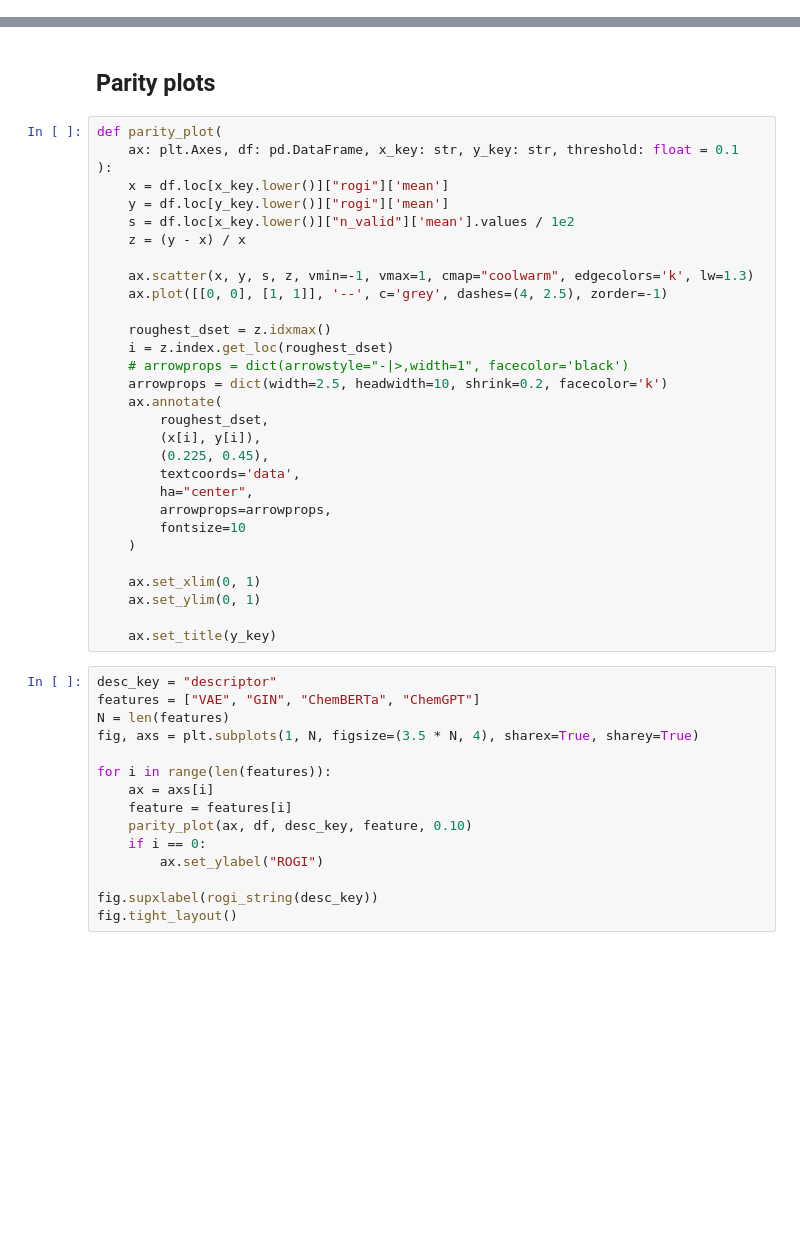
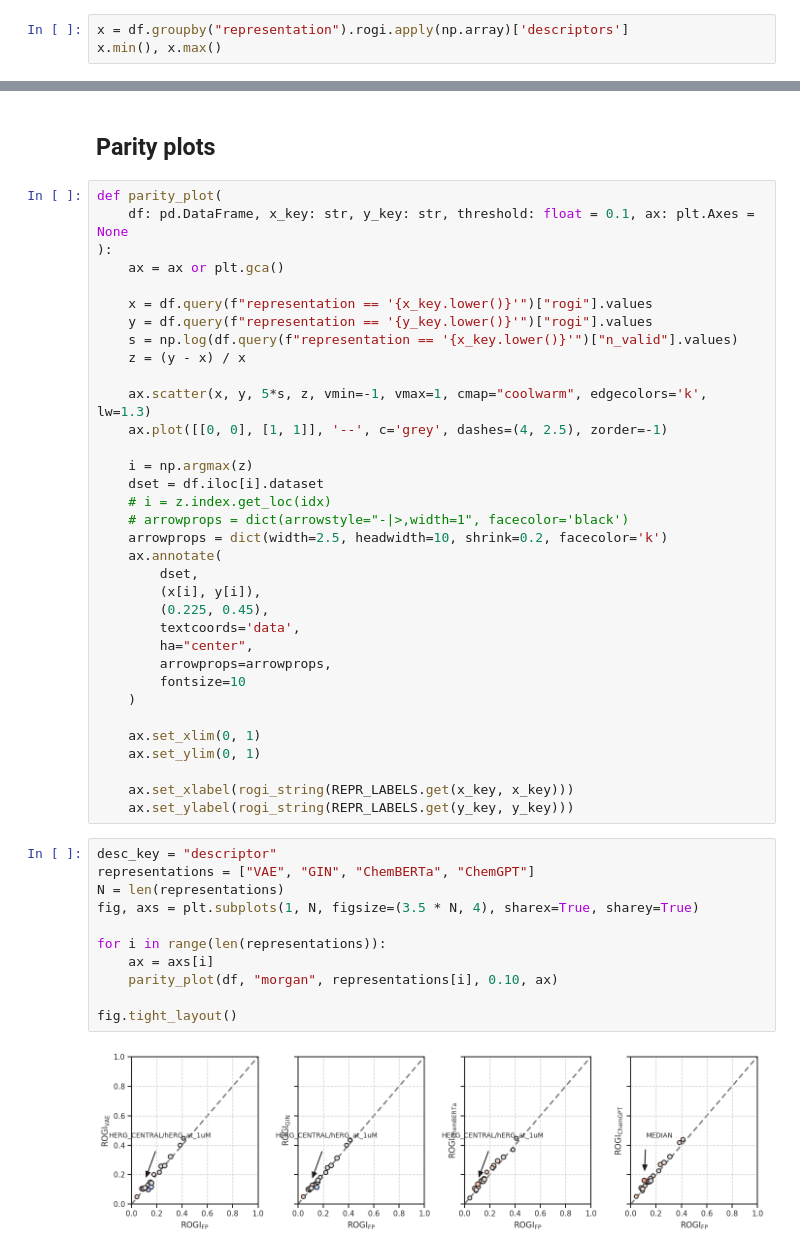
Before and after one commit to coleygroup/rogi-xd, a Jupyter notebook: notebooks/rogi-dist.ipynb, the cells around one changed output, grey strips where cells are left out. Drawn from its saved outputs; the diff is of its cells as text; blank space fills up the shorter version.

```diff
--- a/notebooks/rogi-dist.ipynb
+++ b/notebooks/rogi-dist.ipynb
@@ -92,0 +78,3 @@ df
+# %%
+x = df.groupby("representation").rogi.apply(np.array)['descriptors']
+x.min(), x.max()
@@ -156,22 +232,25 @@ fig.savefig("../results/figures/boxplot-both-v2.pdf", bbox_inches="tight")
 ## Parity plots
 # %%
 def parity_plot(
-    ax: plt.Axes, df: pd.DataFrame, x_key: str, y_key: str, threshold: float = 0.1
+    df: pd.DataFrame, x_key: str, y_key: str, threshold: float = 0.1, ax: plt.Axes = None
 ):
-    x = df.loc[x_key.lower()]["rogi"]['mean']
-    y = df.loc[y_key.lower()]["rogi"]['mean']
-    s = df.loc[x_key.lower()]["n_valid"]['mean'].values / 1e2
+    ax = ax or plt.gca()
+
+    x = df.query(f"representation == '{x_key.lower()}'")["rogi"].values
+    y = df.query(f"representation == '{y_key.lower()}'")["rogi"].values
+    s = np.log(df.query(f"representation == '{x_key.lower()}'")["n_valid"].values)
     z = (y - x) / x
 
-    ax.scatter(x, y, s, z, vmin=-1, vmax=1, cmap="coolwarm", edgecolors='k', lw=1.3)
+    ax.scatter(x, y, 5*s, z, vmin=-1, vmax=1, cmap="coolwarm", edgecolors='k', lw=1.3)
     ax.plot([[0, 0], [1, 1]], '--', c='grey', dashes=(4, 2.5), zorder=-1)
 
-    roughest_dset = z.idxmax()
-    i = z.index.get_loc(roughest_dset)
+    i = np.argmax(z)
+    dset = df.iloc[i].dataset
+    # i = z.index.get_loc(idx)
     # arrowprops = dict(arrowstyle="-|>,width=1", facecolor='black')
     arrowprops = dict(width=2.5, headwidth=10, shrink=0.2, facecolor='k')
     ax.annotate(
-        roughest_dset,
+        dset,
         (x[i], y[i]),
         (0.225, 0.45),
         textcoords='data',
@@ -183,19 +262,18 @@ def parity_plot(
     ax.set_xlim(0, 1)
     ax.set_ylim(0, 1)
 
-    ax.set_title(y_key)
+    ax.set_xlabel(rogi_string(REPR_LABELS.get(x_key, x_key)))
+    ax.set_ylabel(rogi_string(REPR_LABELS.get(y_key, y_key)))
 # %%
 desc_key = "descriptor"
-features = ["VAE", "GIN", "ChemBERTa", "ChemGPT"]
-N = len(features)
+representations = ["VAE", "GIN", "ChemBERTa", "ChemGPT"]
+N = len(representations)
 fig, axs = plt.subplots(1, N, figsize=(3.5 * N, 4), sharex=True, sharey=True)
 
-for i in range(len(features)):
+for i in range(len(representations)):
     ax = axs[i]
-    feature = features[i]
-    parity_plot(ax, df, desc_key, feature, 0.10)
-    if i == 0:
-        ax.set_ylabel("ROGI")
+    parity_plot(df, "morgan", representations[i], 0.10, ax)
 
-fig.supxlabel(rogi_string(desc_key))
 fig.tight_layout()
+# %% [output]
+[figure, added]
```
Also changed, not shown: parts of 18 cells of this notebook, 11 other files.
